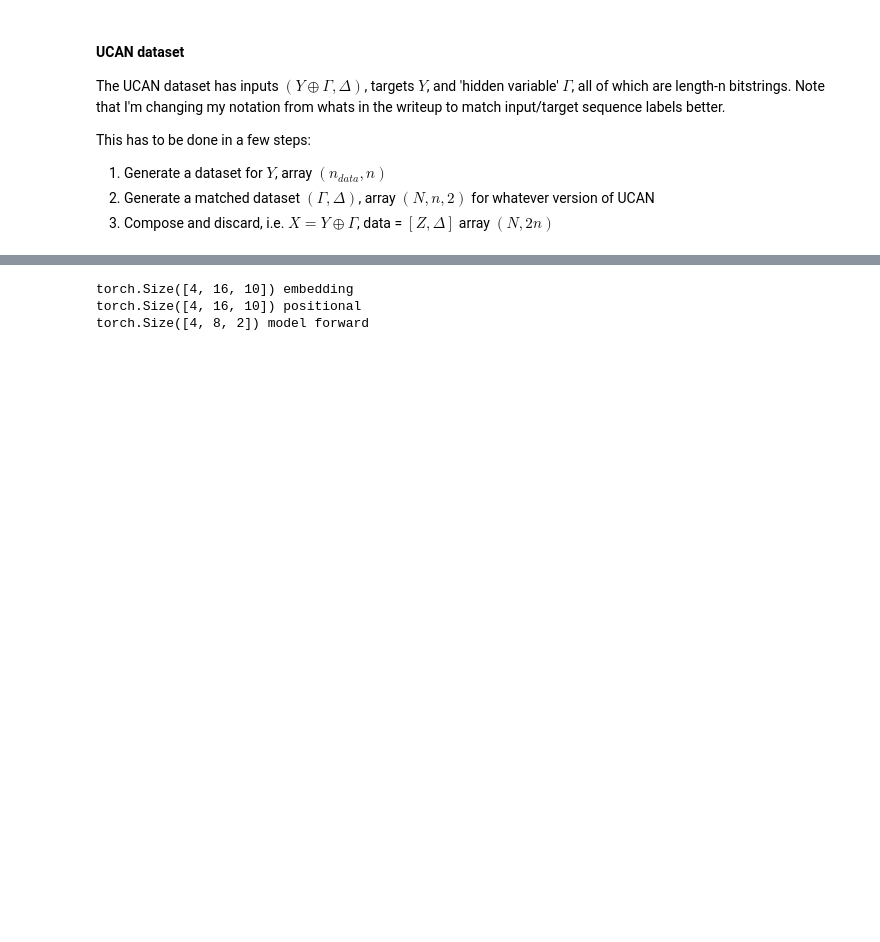
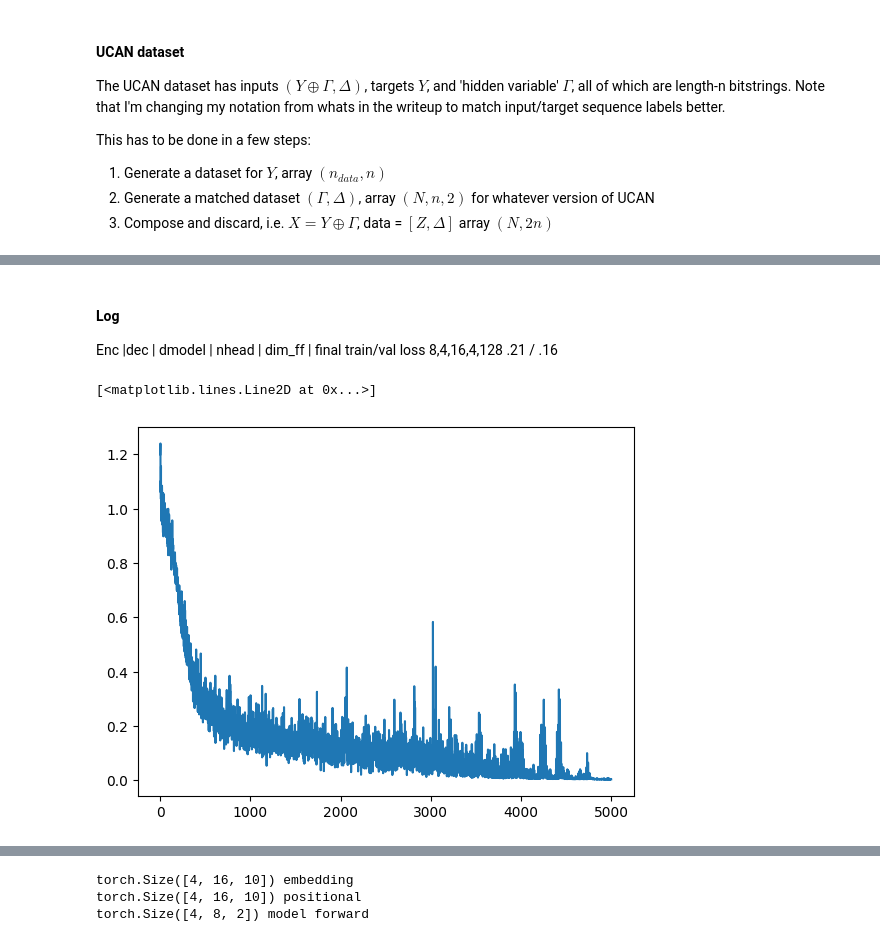
Before and after one commit to peterse/noise-robust-boolean-learning, a Jupyter notebook: evan_experiments/ucan_transformer_v1.ipynb, the cells around one changed output, grey strips where cells are left out. Drawn from its saved outputs; the diff is of its cells as text; code cells hidden in the pictures; blank space fills up the shorter version.

Commit message:
ucan xformer and some scratchwork

```diff
--- a/evan_experiments/ucan_transformer_v1.ipynb
+++ b/evan_experiments/ucan_transformer_v1.ipynb
@@ -148,0 +173,9 @@ model = ucan_transformer.Seq2SeqTransformer(
+# %%
+def make_src_mask(n):
+    mask = np.ones((2*n + 2, 2*n + 2), dtype=bool)
+    for i in range(2*n + 2):
+        mask[i, i] = False
+        if i > 0 and i <= n:
+            mask[i, i + n] = 0
+            mask[i + n, i] = 0
+    return torch.tensor(mask, device=DEVICE)
@@ -149,16 +188,28 @@ model = ucan_transformer.Seq2SeqTransformer(
 # %%
 @torch.no_grad()
-def estimate_loss():
+def estimate_loss(verbose=False):
     # Average the loss over many batches. Hardcoded cross_entropy loss
     # Needs to be in same namespace as model and get_batch
     out = {}
     model.eval()
-    tgt_mask = ucan_transformer.generate_square_subsequent_mask(n + 2, device=DEVICE)
+    tgt_mask = ucan_transformer.generate_square_subsequent_mask(N_BITS + 1, device=DEVICE)
+    src_mask = make_src_mask(N_BITS)
     for split in ['train', 'val']:
         losses = torch.zeros(eval_iters)
         for k in range(eval_iters):
             X, Y = get_batch(split)
-            logits, loss = model(X, Y, None, tgt_mask)
+            tgt_input = Y[:, :-1]
+            tgt_out = Y[:, 1:]
+            logits = model(X, tgt_input, src_mask, tgt_mask)
+
+            if verbose:
+                preds = torch.argmax(logits.reshape(batch_size, N_BITS + 1, tgt_vocab_size), dim=2)
+                for i in range(len(X)):
+                    print(f"input: {X[i]}")
+                    print(f"target: {tgt_out[i]}")
+                    print(f"predicted: {preds[i]}")
+                    print()
+            loss = F.cross_entropy(logits.reshape(-1, logits.size(-1)), tgt_out.reshape(-1))
             losses[k] = loss.item()
         out[split] = losses.mean()
     model.train()
@@ -168,6 +219,7 @@ def estimate_loss():
 # create a PyTorch optimizer
 optimizer = torch.optim.AdamW(model.parameters(), lr=LEARNING_RATE)
 
+loss_history = []
 
 for iter in range(max_iters):
 
@@ -178,9 +230,17 @@ for iter in range(max_iters):
 
     # sample a batch of data
     xb, yb = get_batch('train')
+    # we're doing that kind of sketchy off-by-one thing
+    # the input is missing the final token (it's always the EOS token....)
+    tgt_input = yb[:, :-1]
+    tgt_mask = ucan_transformer.generate_square_subsequent_mask(tgt_input.size(1), device=DEVICE)
+    src_mask = make_src_mask(N_BITS)
+    logits = model(xb, tgt_input, src_mask, tgt_mask)
 
-    # evaluate the loss
-    logits, loss = model(xb, yb, None, ucan_transformer.generate_square_subsequent_mask(n + 2, device=DEVICE))
+    # and the loss is based on the output, which is missing the first token (it's always the SOS token....)
+    tgt_out = yb[:, 1:]
+    loss = F.cross_entropy(logits.reshape(-1, logits.shape[-1]), tgt_out.reshape(-1))
+    loss_history.append(loss.item())
     optimizer.zero_grad(set_to_none=True)
     loss.backward()
     optimizer.step()
@@ -208,3 +265,14 @@ step 950: train loss 0.1357, val loss 0.1361
+# %% [markdown]
+#### Log
+
+Enc |dec | dmodel | nhead | dim_ff | final train/val loss
+8,4,16,4,128 .21 / .16
+# %%
+
+plt.plot(loss_history)
+# %% [output]
+[<matplotlib.lines.Line2D at 0x...>]
+[figure, added]
 # %%
 
 # # function to generate output sequence using greedy algorithm
```
Also changed, not shown: parts of 15 cells of this notebook, 3 other files.
